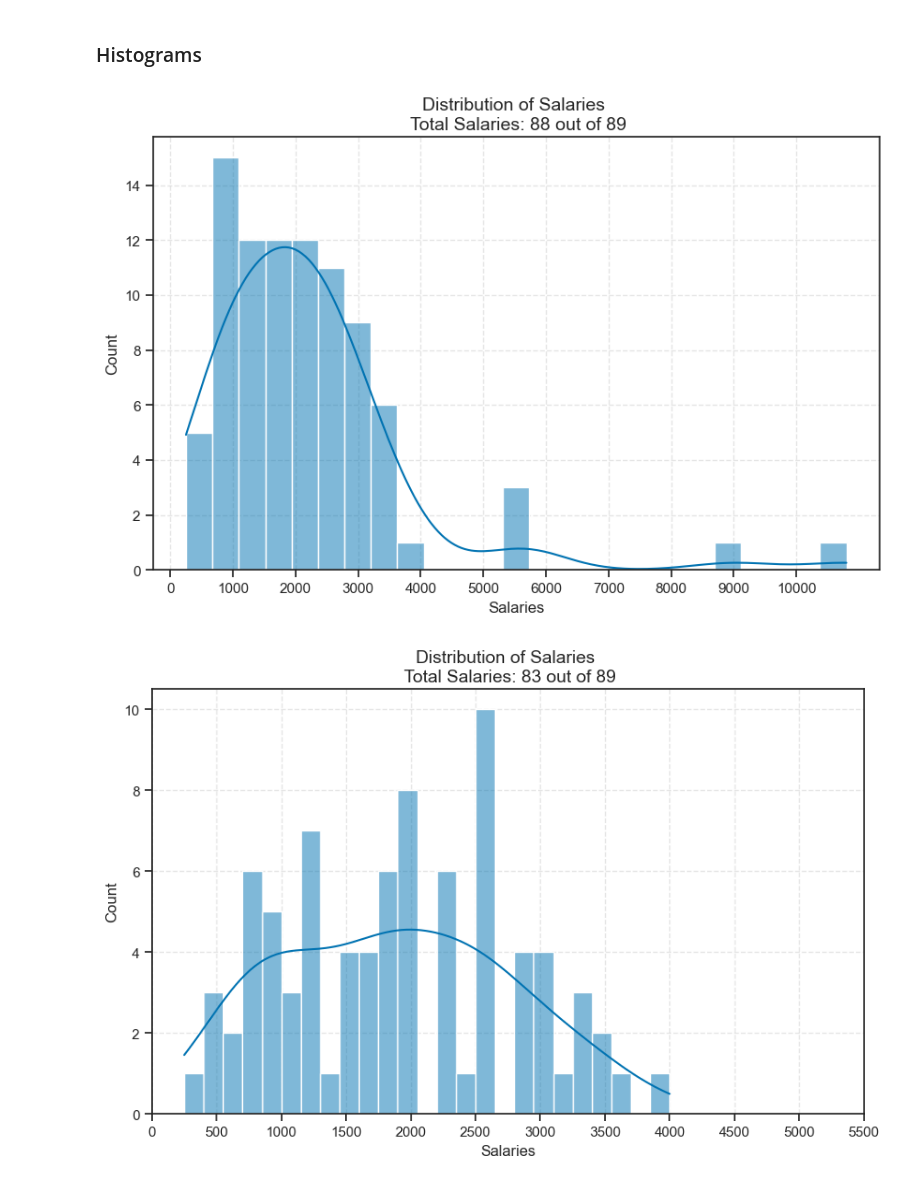
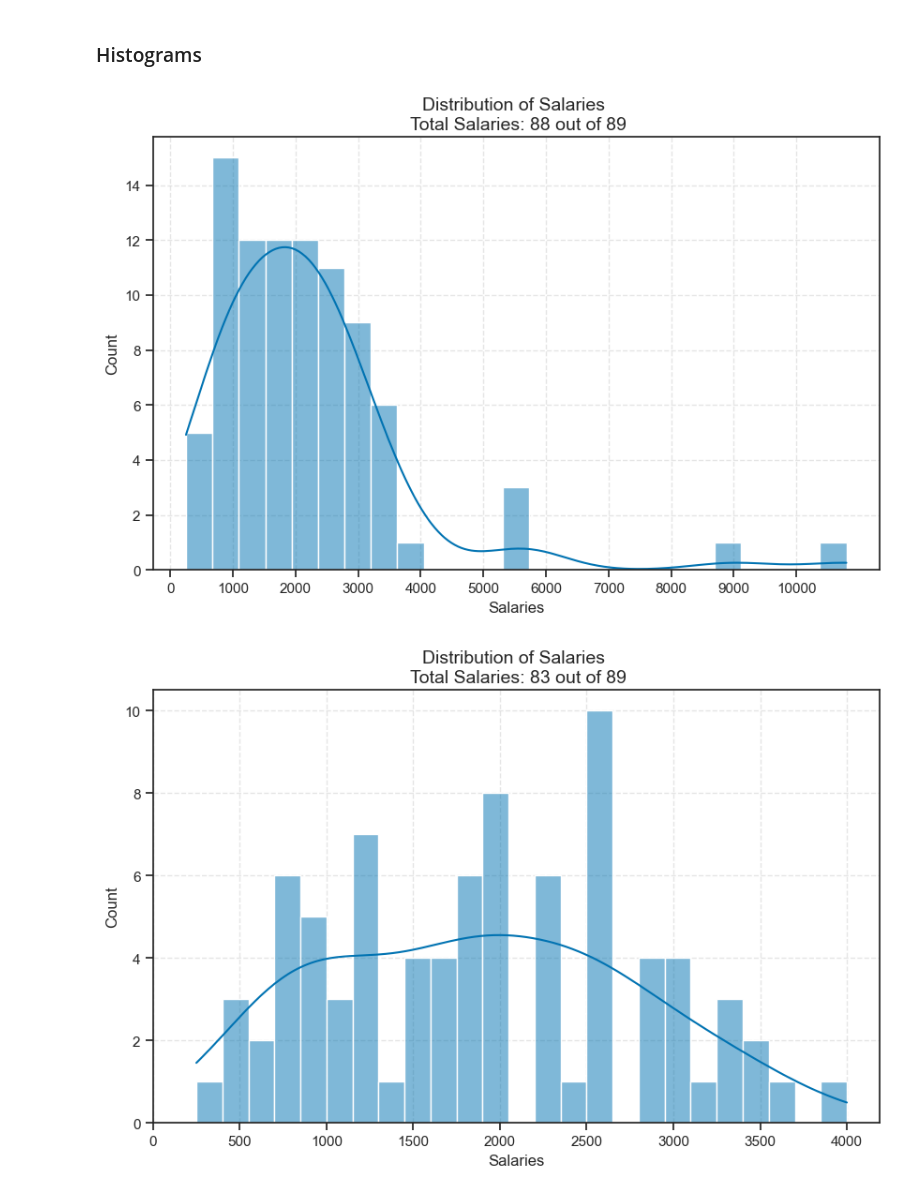
Before and after one commit to HunorTotBagi/reddit-plate-thread-vol-5-analysis, a Jupyter notebook: code.ipynb, the cells around one changed output. Drawn from its saved outputs; the diff is of its cells as text; code cells hidden in the pictures.

Commit message:
Fix'd the salary range in the second histogram

```diff
--- a/code.ipynb
+++ b/code.ipynb
@@ -82,32 +82,32 @@ salary = sorted(df['Salary'])
 with PdfPages('salary_histograms.pdf') as pdf:
 
     # Plot 1
     plt.figure(figsize=(10, 6))
     sns.set_palette("colorblind")
     sns.histplot(salary[:-1], kde=True, bins=25, legend=True)
     plt.xlabel('Salaries', fontsize=12)
     plt.ylabel('Count', fontsize=12)
     plt.title(f'Distribution of Salaries \n Total Salaries: {len(salary[:-1])} out of {len(salary)}', fontsize=14)
     plt.grid(True, linestyle='--', alpha=0.5)
     custom_ticks = list(range(0, 10000 + 1, 1000))
     plt.xticks(custom_ticks)
     pdf.savefig()
     plt.show()
     plt.close()
 
     # Plot 2
     plt.figure(figsize=(10, 6))
     sns.set_palette("colorblind")
     sns.histplot(salary[:83], kde=True, bins=25, legend=True)
     plt.xlabel('Salaries', fontsize=12)
     plt.ylabel('Count', fontsize=12)
     plt.title(f'Distribution of Salaries \n Total Salaries: {len(salary[:83])} out of {len(salary)}', fontsize=14)
     plt.grid(True, linestyle='--', alpha=0.5)
-    custom_ticks = list(range(0, 5500 + 1, 500))
+    custom_ticks = list(range(0, 4000 + 1, 500))
     plt.xticks(custom_ticks)
     pdf.savefig()
     plt.show()
     plt.close()
 # %% [output]
 [figure]
-[figure, old version]
+[figure, new version]
```
Also changed, not shown: parts of 1 cell of this notebook, 2 other files.
